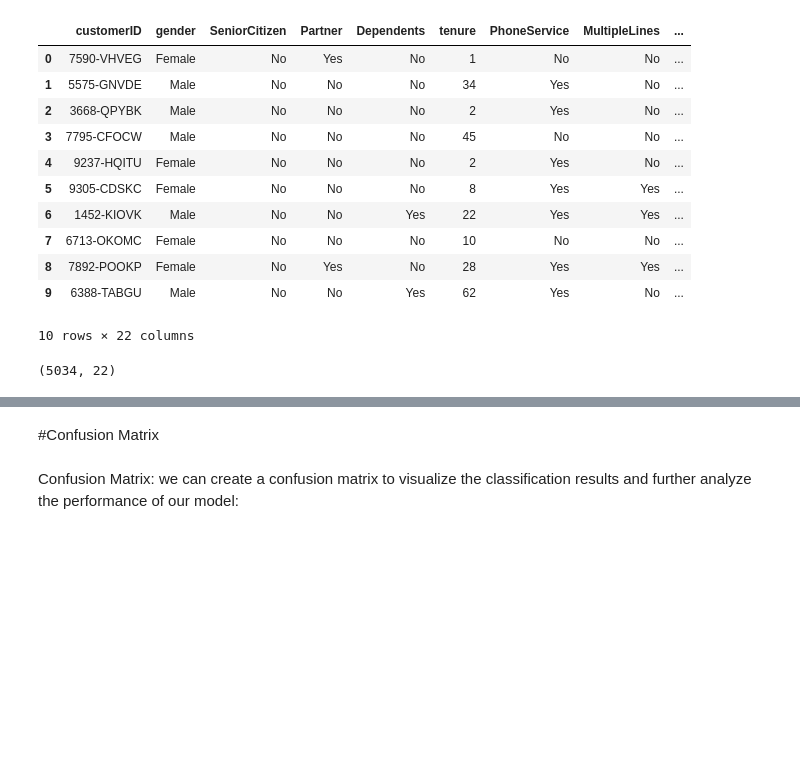
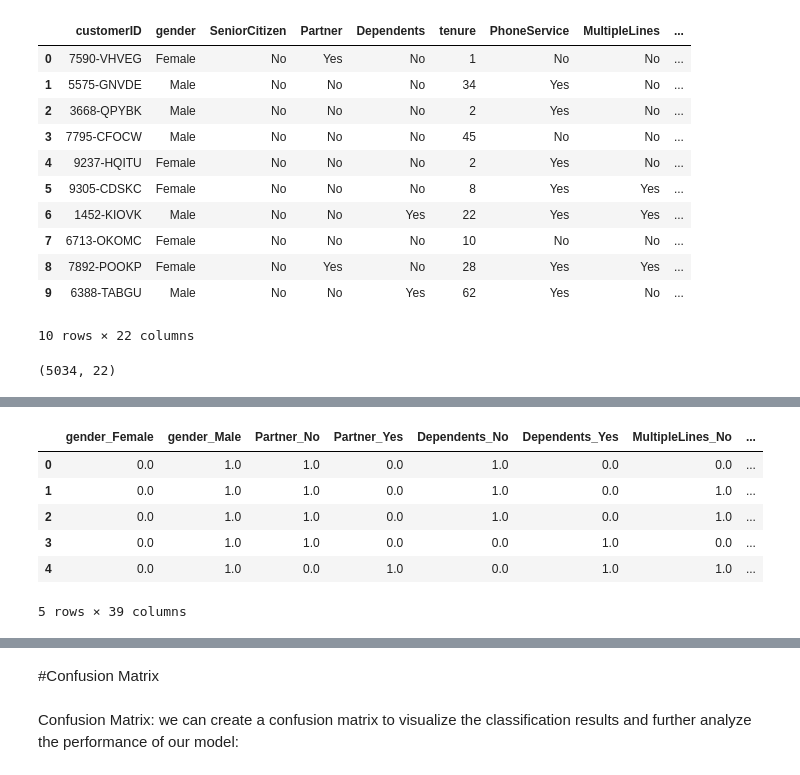
Before and after one commit to mancatha/LP2, a Jupyter notebook: LP2.ipynb, the cells around one changed output, grey strips where cells are left out. Cells and saved outputs as stored; diff of their text form; code cells hidden in the pictures; blank space fills up the shorter version.

```diff
--- a/LP2.ipynb
+++ b/LP2.ipynb
@@ -2050,0 +1841,15 @@ F1-Score: 0.6032388663967612
+# %%
+#Separation of features and target variable
+#features
+X = df.drop(columns=['customerID', 'Churn','tenure_category'])
+#target
+y = df['Churn']
+X_test = df_test
+
+#Split dataset into training and evaluation sets (80% training, 20% evaluation)
+X_train, X_eval, y_train, y_eval = train_test_split(X, y, test_size=0.2, stratify=y, random_state=42)
+# Print the shapes of the arrays
+(X_train.shape, X_eval.shape), (y_train.shape, y_eval.shape), X_test.shape
+#X contains the feature columns excluding the predefined
+#y contains the target variable 'Churn'
+#train_test_split function splits the dataset into training and evaluation test
@@ -2050,0 +1968,7 @@ F1-Score: 0.6032388663967612
+# %%
+# Define the numeric feature column names
+num_features = ['tenure', 'MonthlyCharges', 'TotalCharges']
+
+X_test['TotalCharges'] = pd.to_numeric(X_test['TotalCharges'], errors='coerce')
+imputer = SimpleImputer(strategy='mean')
+X_test_imputed = imputer.fit_transform(X_test[num_features])
@@ -2050,0 +2030,5 @@ F1-Score: 0.6032388663967612
+# %%
+# Convert categorical variables into binary columns (0 or 1) for each category
+cat_X_train = X_train.select_dtypes(include='object')
+cat_X_eval = X_eval.select_dtypes(include='object')
+cat_X_test = X_test.select_dtypes(include='object')
@@ -2050,0 +2078,15 @@ F1-Score: 0.6032388663967612
+# %%
+# Initialize OneHotEncoder
+enc = OneHotEncoder()
+
+# Fit and transform the categorical features
+encoded_features = enc.fit_transform(cat_X_test)
+
+# Get the feature names after encoding
+feature_names = enc.get_feature_names_out(input_features=cat_X_test.columns)
+
+# Convert the encoded features back to a DataFrame with appropriate column names
+tcat_X_test = pd.DataFrame(encoded_features.toarray(), index=cat_X_test.index, columns=feature_names)
+
+# Display the resulting DataFrame
+print(tcat_X_test)
@@ -2050,0 +2111,10 @@ F1-Score: 0.6032388663967612
+# %%
+tcat_X_test.head()
+# %% [output]
+|  | gender_Female | gender_Male | Partner_No | Partner_Yes | Dependents_No | Dependents_Yes | MultipleLines_No | ... |
+| 0 | 0.0 | 1.0 | 1.0 | 0.0 | 1.0 | 0.0 | 0.0 | ... |
+| 1 | 0.0 | 1.0 | 1.0 | 0.0 | 1.0 | 0.0 | 1.0 | ... |
+| 2 | 0.0 | 1.0 | 1.0 | 0.0 | 1.0 | 0.0 | 1.0 | ... |
+| 3 | 0.0 | 1.0 | 1.0 | 0.0 | 0.0 | 1.0 | 0.0 | ... |
+| 4 | 0.0 | 1.0 | 0.0 | 1.0 | 0.0 | 1.0 | 1.0 | ... |
+5 rows × 39 columns
```
Also changed, not shown: parts of 109 cells of this notebook, 3 other files.
